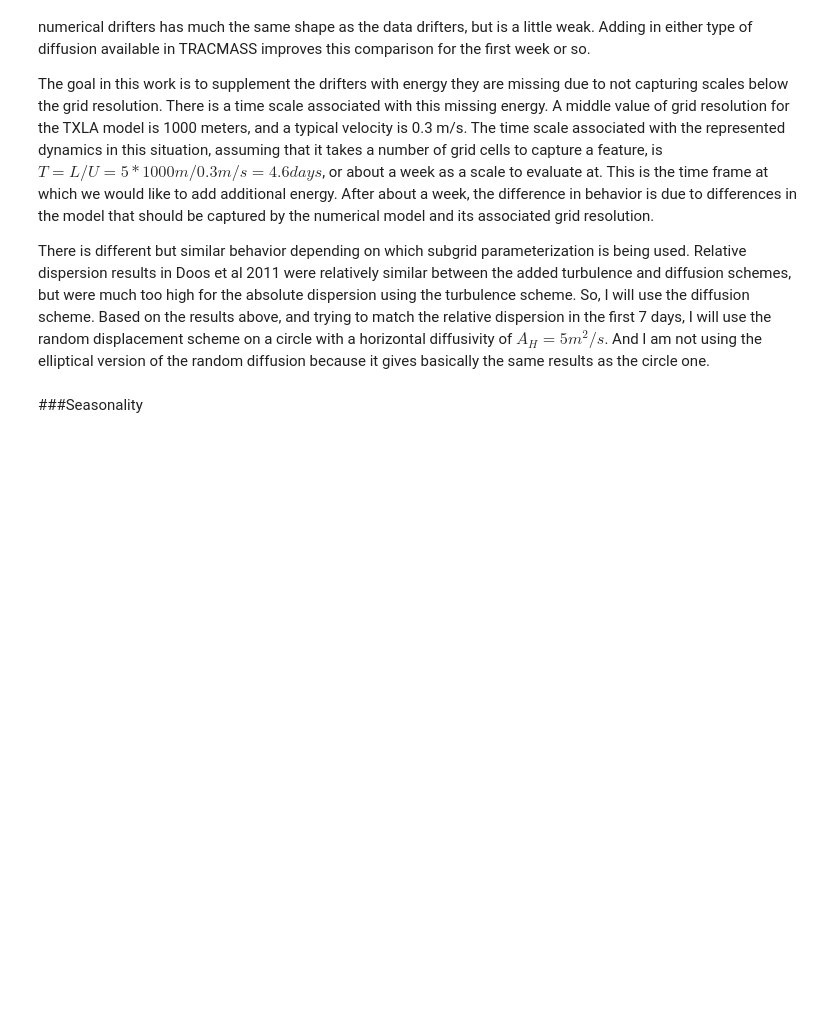
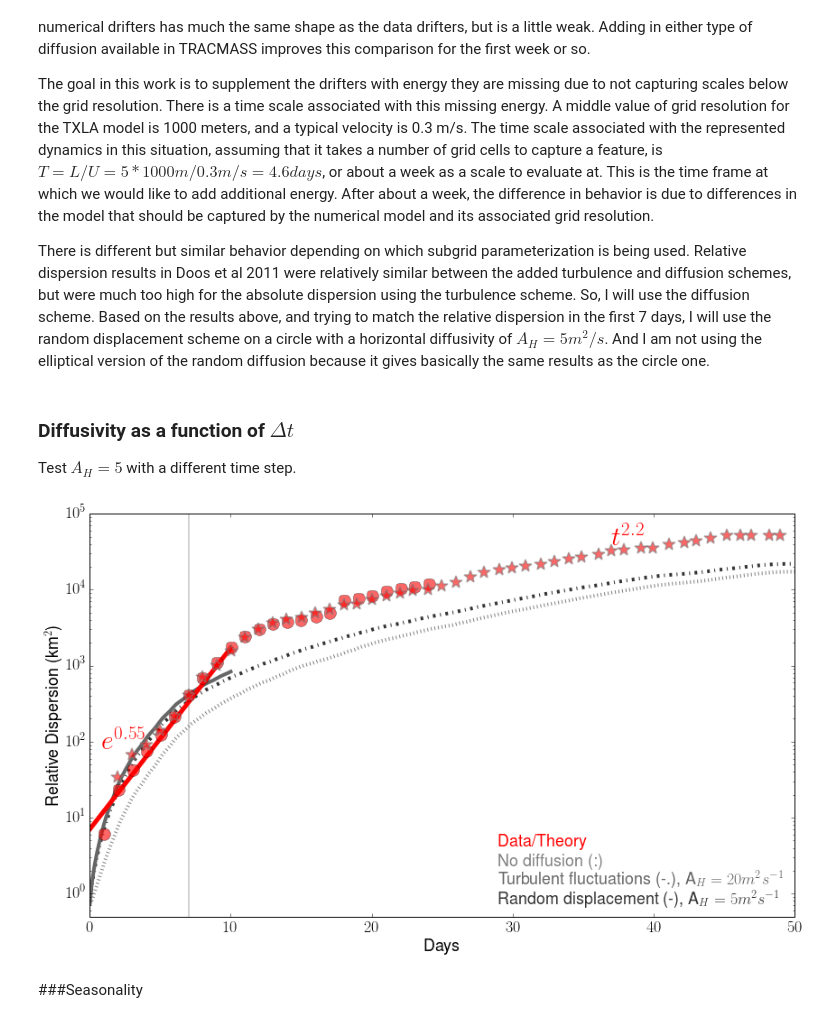
Before and after one commit to kthyng/horizontal_diffusivity, a Jupyter notebook: diffusivity_from_dispersion.ipynb, the cells around one changed output. Drawn from its saved outputs; the diff is of its cells as text; code cells hidden in the pictures; blank space fills up the shorter version.

Commit message:
updated notebook with test case to see if time step affect diffusion

```diff
--- a/diffusivity_from_dispersion.ipynb
+++ b/diffusivity_from_dispersion.ipynb
@@ -105,6 +105,51 @@ The data is shown in red circles and derived relationships for different time pe
 The goal in this work is to supplement the drifters with energy they are missing due to not capturing scales below the grid resolution. There is a time scale associated with this missing energy. A middle value of grid resolution for the TXLA model is 1000 meters, and a typical velocity is 0.3 m/s. The time scale associated with the represented dynamics in this situation, assuming that it takes a number of grid cells to capture a feature, is $T=L/U=5*1000m/0.3m/s=4.6 days$, or about a week as a scale to evaluate at. This is the time frame at which we would like to add additional energy. After about a week, the difference in behavior is due to differences in the model that should be captured by the numerical model and its associated grid resolution.
 
 There is different but similar behavior depending on which subgrid parameterization is being used. Relative dispersion results in Doos et al 2011 were relatively similar between the added turbulence and diffusion schemes, but were much too high for the absolute dispersion using the turbulence scheme. So, I will use the diffusion scheme. Based on the results above, and trying to match the relative dispersion in the first 7 days, I will use the random displacement scheme on a circle with a horizontal diffusivity of $A_H=5 m^2/s$. And I am not using the elliptical version of the random diffusion because it gives basically the same results as the circle one.
+# %% [markdown]
+### Diffusivity as a function of $\Delta t$
+
+Test $A_H=5$ with a different time step.
+# %%
+colors = ['.5', '.2', '.4'] # no diff, doturb=1, doturb=2,3
+symbols = [':', '-.', '-']
+lacasce = np.loadtxt('lacasce_dispersion_Points.txt')
+lacasce50 = np.loadtxt('figures/lacasce_disperion_50days.txt')
+
+fig = figure(figsize=(14,8))
+plt.xlabel('Days'); plt.ylabel('Relative Dispersion (km$^2$)');
+ax = gca()
+text(0.58, 0.175, 'Data/Theory', color='r', transform=ax.transAxes)
+text(0.58, 0.125, 'No diffusion (:)', color='.5', transform=ax.transAxes)
+text(0.58, 0.075, 'Turbulent fluctuations (-.), A$_H= 20 m^2s^{-1}$', color='.4', transform=ax.transAxes)
+text(0.58, 0.025, 'Random displacement (-), A$_H= 5 m^2s^{-1}$', color='.2', transform=ax.transAxes)
+# text(0.025, 0.02, 'Data/Theory', color='r', transform=ax.transAxes)
+# text(0.025, 0.94, 'No diffusion (:)', color='.5', transform=ax.transAxes)
+# text(0.25, 0.93, 'Turbulent fluctuations (-.), A$_H= 20 m^2/s$', color='.4', transform=ax.transAxes)
+# text(0.25, 0.01, 'Random displacement (-), A$_H= 5 m^2/s$', color='.2', transform=ax.transAxes)
+plt.semilogy(np.array([7,7]), np.array([10**(-1), 10**(5)]), '-', color='lightgrey', linewidth=2)
+runs = glob.glob('tracks/do*')
+for run in runs:
+    Dname = os.path.join(run, 'D2overall.npz')
+    D = np.load(Dname)
+    D2 = D['D2']; t = D['t']; D.close()
+    days = (t-t[0])/(3600.*24) # time vector in days
+    doturb = int(run.split('doturb')[1][0]) # this gives the doturb value for plotting
+    if doturb == 3: doturb=2;
+    plt.semilogy(days, D2, symbols[doturb], color=colors[doturb], linewidth=4)
+
+secs = t-t[0]
+plt.semilogy(days[0:301], 7*np.exp(0.55*days[0:301]), 'r-', linewidth=5, alpha=1)#.5) # Exponential growth for first 10 days
+plt.semilogy(days[302:], 10*days[302:]**2.2, 'r', linewidth=5, alpha=1)#.5)
+plt.semilogy(lacasce[:,0], lacasce[:,1], 'ro', label='LaCasce', markersize=13, alpha=0.6)#, mew=1.5, mec='grey')
+plt.semilogy(lacasce50[:,0], lacasce50[:,1], 'r*', label='LaCasce', markersize=15, alpha=0.6, markeredgewidth=1.5, mec='grey')
+# labels for analytic functions
+text(.9, 80, '$e^{0.55}$', color='r', fontsize=30, fontweight='bold')
+text(37, 39000, '$t^{2.2}$', color='r', fontsize=30, fontweight='bold')
+ylim(.5,10**5)
+
+savefig('figures/relative_diffusion_comp_changednsteps.pdf', bbox_inches='tight')
+# %% [output]
+[figure, added]
 # %% [markdown]
 ###Seasonality
 # %%
```
